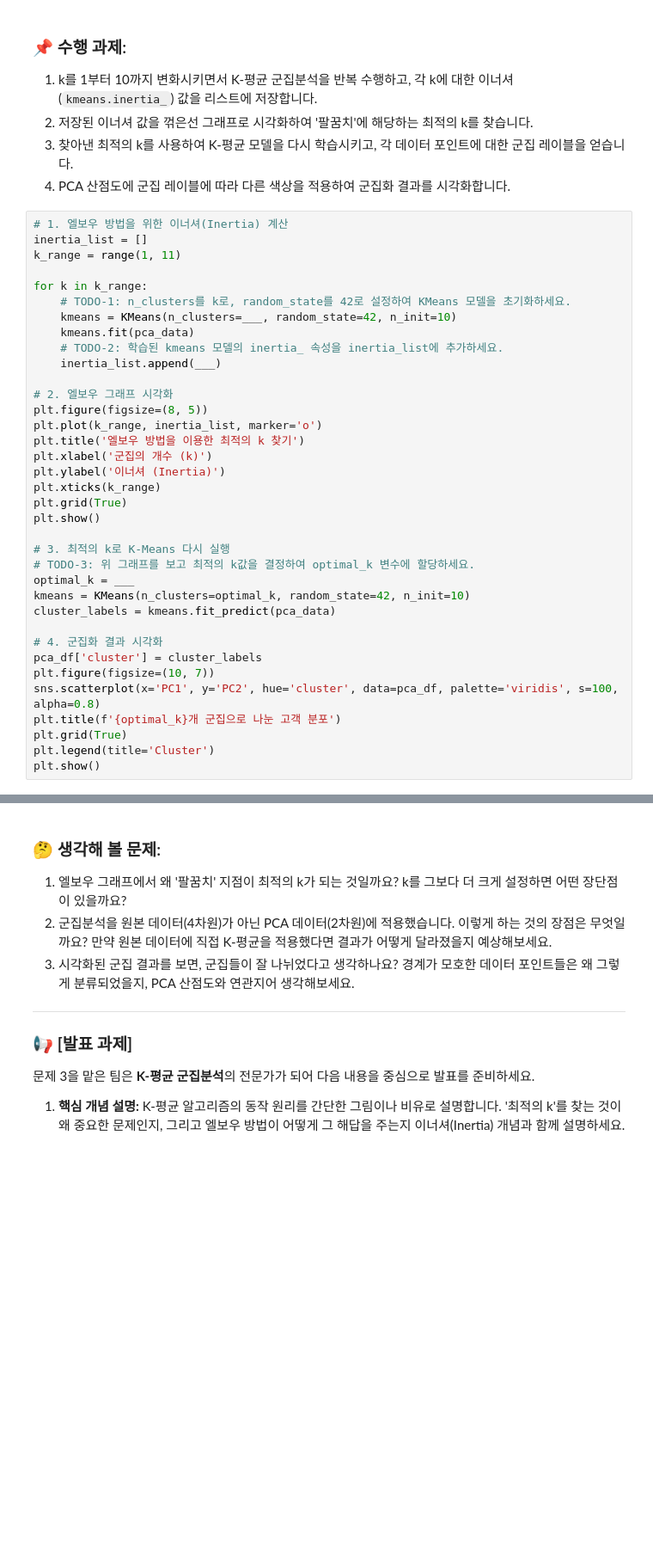
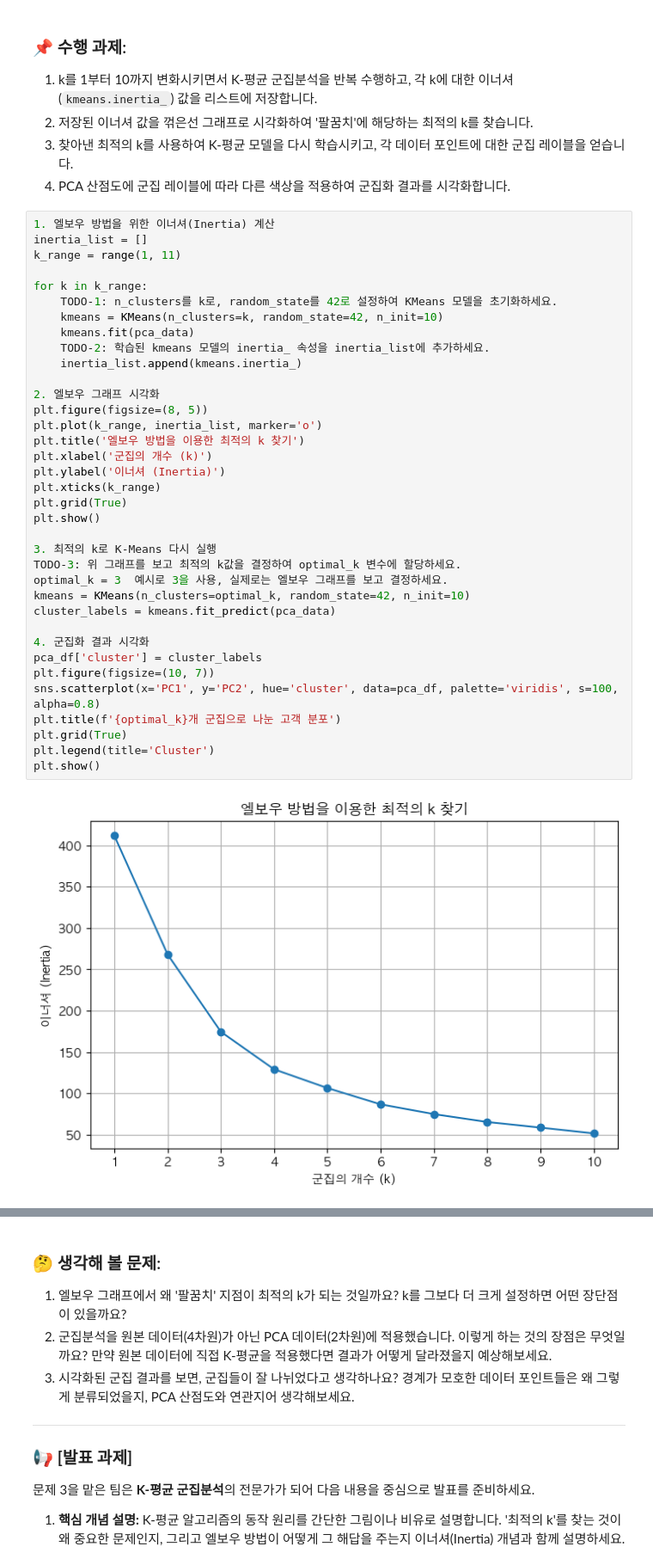
Before and after one commit to J-Ayaan/aiffel, a Jupyter notebook: statistics/statistics12.ipynb, the cells around one changed output, grey strips where cells are left out. Shown at 86% size. Cells and saved outputs as stored; diff of their text form; blank space fills up the shorter version.

```diff
--- a/statistics/statistics12.ipynb
+++ b/statistics/statistics12.ipynb
@@ -220,38 +286,40 @@ K-평균 알고리즘을 사용하려면 '몇 개의 군집으로 나눌지(k)'
 3.  찾아낸 최적의 k를 사용하여 K-평균 모델을 다시 학습시키고, 각 데이터 포인트에 대한 군집 레이블을 얻습니다.
 4.  PCA 산점도에 군집 레이블에 따라 다른 색상을 적용하여 군집화 결과를 시각화합니다.
 # %%
-# 1. 엘보우 방법을 위한 이너셔(Inertia) 계산
+1. 엘보우 방법을 위한 이너셔(Inertia) 계산
 inertia_list = []
 k_range = range(1, 11)
 
 for k in k_range:
-    # TODO-1: n_clusters를 k로, random_state를 42로 설정하여 KMeans 모델을 초기화하세요.
-    kmeans = KMeans(n_clusters=___, random_state=42, n_init=10)
+    TODO-1: n_clusters를 k로, random_state를 42로 설정하여 KMeans 모델을 초기화하세요.
+    kmeans = KMeans(n_clusters=k, random_state=42, n_init=10)
     kmeans.fit(pca_data)
-    # TODO-2: 학습된 kmeans 모델의 inertia_ 속성을 inertia_list에 추가하세요.
-    inertia_list.append(___)
+    TODO-2: 학습된 kmeans 모델의 inertia_ 속성을 inertia_list에 추가하세요.
+    inertia_list.append(kmeans.inertia_)
 
-# 2. 엘보우 그래프 시각화
+2. 엘보우 그래프 시각화
 plt.figure(figsize=(8, 5))
 plt.plot(k_range, inertia_list, marker='o')
 plt.title('엘보우 방법을 이용한 최적의 k 찾기')
 plt.xlabel('군집의 개수 (k)')
 plt.ylabel('이너셔 (Inertia)')
 plt.xticks(k_range)
 plt.grid(True)
 plt.show()
 
-# 3. 최적의 k로 K-Means 다시 실행
-# TODO-3: 위 그래프를 보고 최적의 k값을 결정하여 optimal_k 변수에 할당하세요.
-optimal_k = ___
+3. 최적의 k로 K-Means 다시 실행
+TODO-3: 위 그래프를 보고 최적의 k값을 결정하여 optimal_k 변수에 할당하세요.
+optimal_k = 3  예시로 3을 사용, 실제로는 엘보우 그래프를 보고 결정하세요.
 kmeans = KMeans(n_clusters=optimal_k, random_state=42, n_init=10)
 cluster_labels = kmeans.fit_predict(pca_data)
 
-# 4. 군집화 결과 시각화
+4. 군집화 결과 시각화
 pca_df['cluster'] = cluster_labels
 plt.figure(figsize=(10, 7))
 sns.scatterplot(x='PC1', y='PC2', hue='cluster', data=pca_df, palette='viridis', s=100, alpha=0.8)
 plt.title(f'{optimal_k}개 군집으로 나눈 고객 분포')
 plt.grid(True)
 plt.legend(title='Cluster')
 plt.show()
+# %% [output]
+[figure, added]
```
Also changed, not shown: parts of 16 cells of this notebook.
